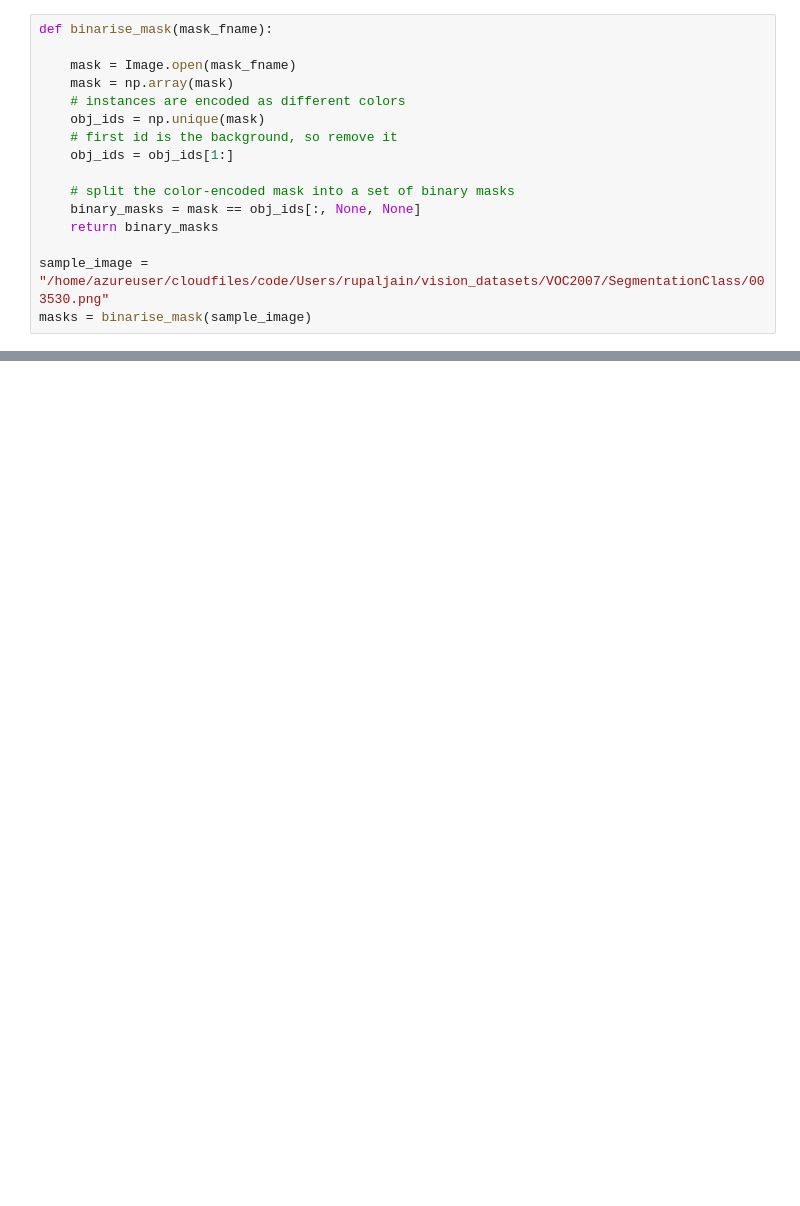
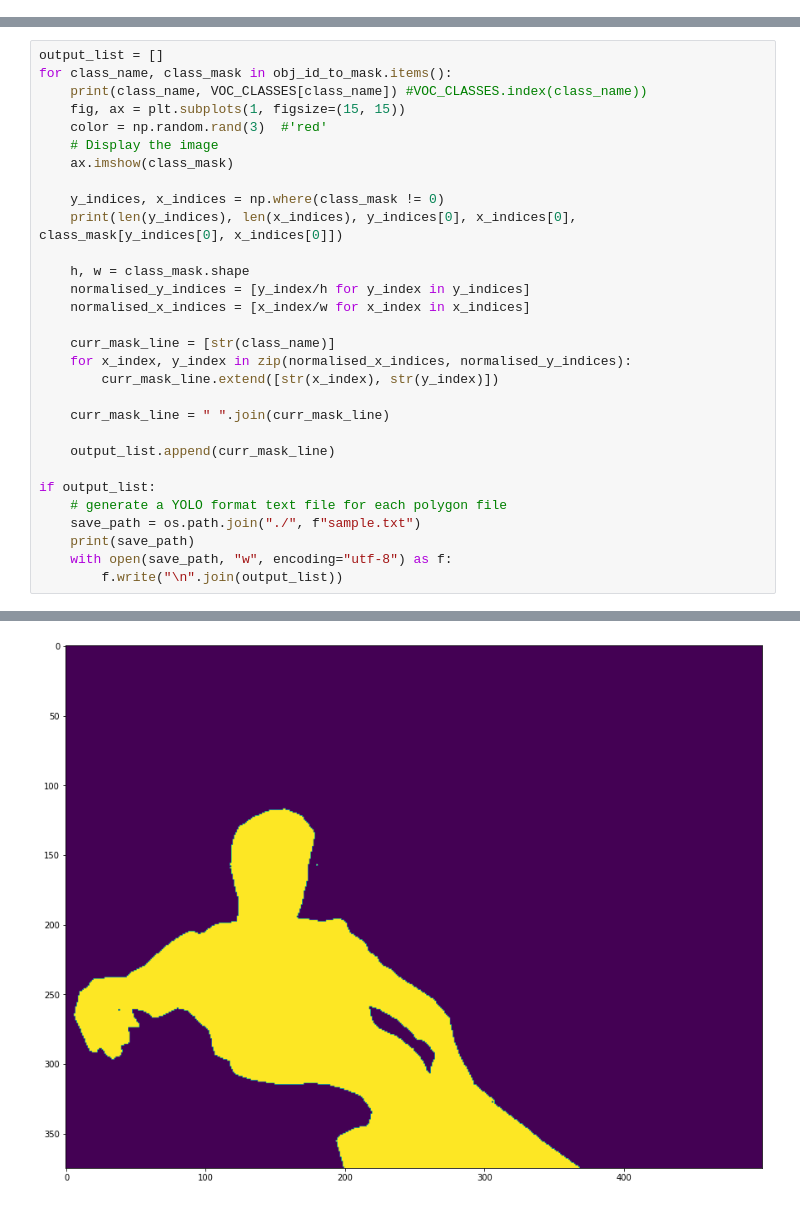
Before and after one commit to rjaincc/yolov7, a Jupyter notebook: scripts/quick_viz.ipynb, the cells around one changed output, grey strips where cells are left out. Cells and saved outputs as stored; diff of their text form; blank space fills up the shorter version.

Commit message:
VOC dataset from segmentation masks

```diff
--- a/scripts/quick_viz.ipynb
+++ b/scripts/quick_viz.ipynb
@@ -106,16 +105,0 @@ ax.add_line(poly_line)
-# %%
-def binarise_mask(mask_fname):
-
-    mask = Image.open(mask_fname)
-    mask = np.array(mask)
-    # instances are encoded as different colors
-    obj_ids = np.unique(mask)
-    # first id is the background, so remove it
-    obj_ids = obj_ids[1:]
-
-    # split the color-encoded mask into a set of binary masks
-    binary_masks = mask == obj_ids[:, None, None]
-    return binary_masks
-
-sample_image = "/home/azureuser/cloudfiles/code/Users/rupaljain/vision_datasets/VOC2007/SegmentationClass/003530.png"
-masks = binarise_mask(sample_image)
@@ -125,0 +222,31 @@ masks.shape
+# %%
+output_list = []
+for class_name, class_mask in obj_id_to_mask.items():
+    print(class_name, VOC_CLASSES[class_name]) #VOC_CLASSES.index(class_name))
+    fig, ax = plt.subplots(1, figsize=(15, 15))
+    color = np.random.rand(3)  #'red'
+    # Display the image
+    ax.imshow(class_mask)
+
+    y_indices, x_indices = np.where(class_mask != 0)
+    print(len(y_indices), len(x_indices), y_indices[0], x_indices[0], class_mask[y_indices[0], x_indices[0]])
+
+    h, w = class_mask.shape
+    normalised_y_indices = [y_index/h for y_index in y_indices]
+    normalised_x_indices = [x_index/w for x_index in x_indices]
+
+    curr_mask_line = [str(class_name)]
+    for x_index, y_index in zip(normalised_x_indices, normalised_y_indices):
+        curr_mask_line.extend([str(x_index), str(y_index)])
+
+    curr_mask_line = " ".join(curr_mask_line)
+
+    output_list.append(curr_mask_line)
+
+if output_list:
+    # generate a YOLO format text file for each polygon file
+    save_path = os.path.join("./", f"sample.txt")
+    print(save_path)
+    with open(save_path, "w", encoding="utf-8") as f:
+        f.write("\n".join(output_list))
+# %% [output]
@@ -125,0 +258 @@ masks.shape
+[figure, added]
```
Also changed, not shown: parts of 10 cells of this notebook, 2 other files.
